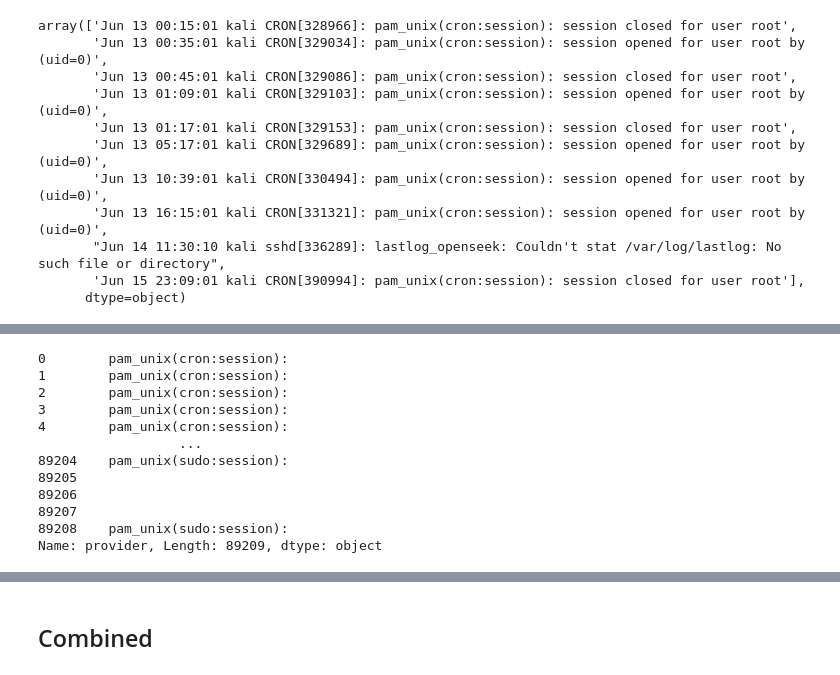
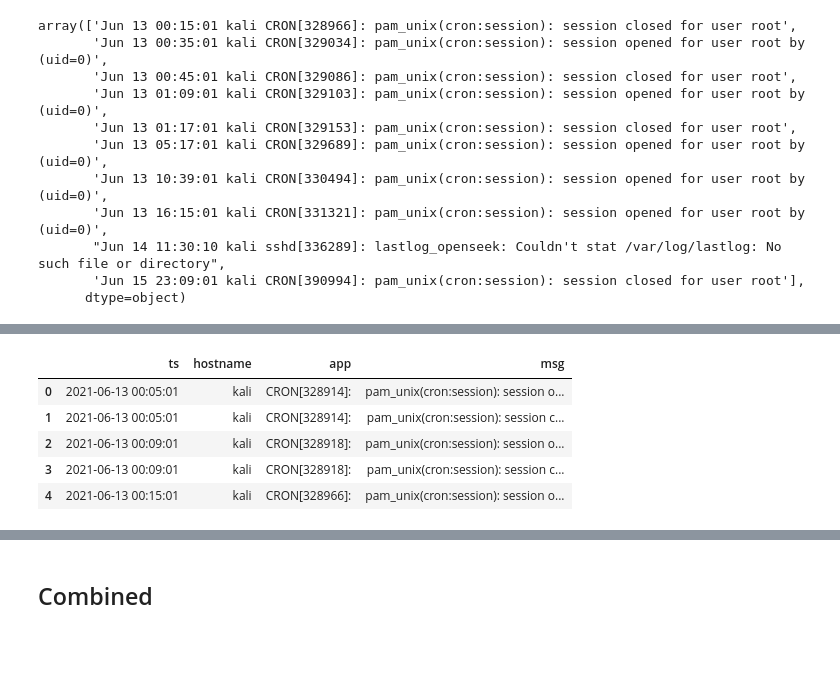
Before and after one commit to birbarino/Data-Analytics-Capstone, a Jupyter notebook: wrangling/wrangle.ipynb, the cells around one changed output, grey strips where cells are left out. Saved outputs shown, nothing was run; the diff lists cells and outputs as text; code cells hidden in the pictures; blank space fills up the shorter version.

```diff
--- a/wrangling/wrangle.ipynb
+++ b/wrangling/wrangle.ipynb
@@ -186,6 +199,6 @@ array(['Jun 13 00:15:01 kali CRON[328966]: pam_unix(cron:session): session close
        'Jun 15 23:09:01 kali CRON[390994]: pam_unix(cron:session): session closed for user root'],
       dtype=object)
 # %%
-logs = auth_df.LogEvent.apply(lambda x: x.split(' ', maxsplit=6))
+logs = auth_df.LogEvent.apply(lambda x: x.split(' ', maxsplit=5))
 logs.head().values
 # %% [output]
@@ -197,17 +210,19 @@ array([list(['Jun', '13', '00:05:01', 'kali', 'CRON[328914]:', 'pam_unix(cron:se
       dtype=object)
 # %%
-df = pd.DataFrame(data=logs.tolist(), columns=['month', 'day', 'time', 'hostname', 'app', 'provider', 'msg'])
-df.provider
+df = pd.DataFrame(data=logs.tolist(), columns=['month', 'day', 'time', 'hostname', 'app', 'msg'])
-# %% [output]
-0        pam_unix(cron:session):
-1        pam_unix(cron:session):
-2        pam_unix(cron:session):
-3        pam_unix(cron:session):
-4        pam_unix(cron:session):
-                  ...
-89204    pam_unix(sudo:session):
-89205
-89206
-89207
-89208    pam_unix(sudo:session):
-Name: provider, Length: 89209, dtype: object
+# %%
+df['ts'] = "2021-"+df['month']+"-"+df['day']+" "+df['time']
+df['ts'] = pd.to_datetime(df['ts'])
+# %%
+# Drop redundant date cols and make ts col 0
+df.drop(['month', 'day', 'time'], axis=1, inplace=True, errors='ignore')
+df = df[df.columns[:-1].insert(0, 'ts')]
+# %%
+df.head()
+# %% [output]
+|  | ts | hostname | app | msg |
+| 0 | 2021-06-13 00:05:01 | kali | CRON[328914]: | pam_unix(cron:session): session o... |
+| 1 | 2021-06-13 00:05:01 | kali | CRON[328914]: | pam_unix(cron:session): session c... |
+| 2 | 2021-06-13 00:09:01 | kali | CRON[328918]: | pam_unix(cron:session): session o... |
+| 3 | 2021-06-13 00:09:01 | kali | CRON[328918]: | pam_unix(cron:session): session c... |
+| 4 | 2021-06-13 00:15:01 | kali | CRON[328966]: | pam_unix(cron:session): session o... |
```
Also changed, not shown: parts of 27 cells of this notebook, 2 other files.
